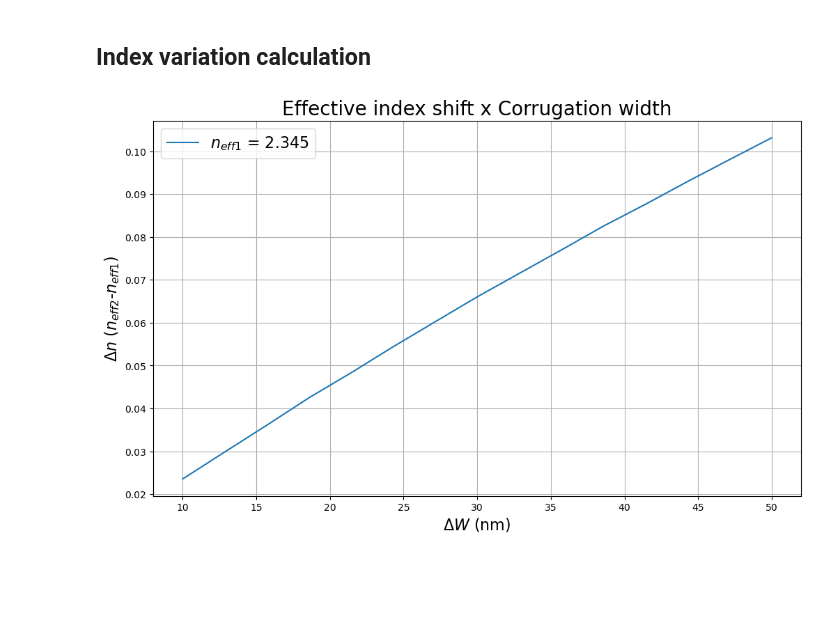
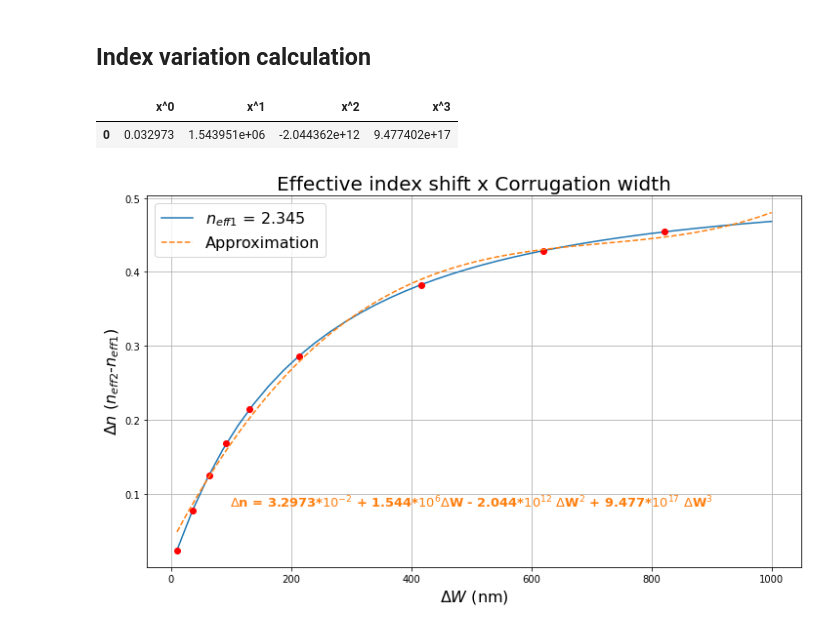
Before and after one commit to CaioRodrigues200/Photonics-training, a Jupyter notebook: Projects/Bragg Grating/SimulationFiles/MODE_Analysis.ipynb, the cells around one changed output. Cells and saved outputs as stored; diff of their text form; code cells hidden in the pictures; blank space fills up the shorter version.

Commit message:
Bragg Fiber Grating - Update 4.4

```diff
--- a/Projects/Bragg Grating/SimulationFiles/MODE_Analysis.ipynb
+++ b/Projects/Bragg Grating/SimulationFiles/MODE_Analysis.ipynb
@@ -9,6 +9,9 @@ import pickle as plk
 from IPython.display import display, Math
 from numpy.lib.scimath import sqrt as csqrt
 from scipy.signal import find_peaks
+from sklearn.pipeline import make_pipeline
+from sklearn.preprocessing import PolynomialFeatures
+from sklearn.linear_model import LinearRegression
 
 import os
 import imp
@@ -18,18 +21,18 @@ import importlib.util
 ###############################################################
 # LINUX PATH
 
-sys.path.append("/opt/lumerical/v221/api/python") #Default linux lumapi path
-import lumapi
-sys.path.append(os.path.dirname('/home/trainner/Documentos/Caio/GitReps/Photonics-training/Projects/Bragg Grating/SimulationFiles')) #Current directory
+# sys.path.append("/opt/lumerical/v221/api/python") #Default linux lumapi path
+# import lumapi
+# sys.path.append(os.path.dirname('/home/trainner/Documentos/Caio/GitReps/Photonics-training/Projects/Bragg Grating/SimulationFiles')) #Current directory
 
 ###############################################################
 # WINDOWS PATH
 
-# spec_win = importlib.util.spec_from_file_location('lumapi', 'C:\\Program Files\\Lumerical\\v202\\api\\python\\lumapi.py')
-# lumapi = importlib.util.module_from_spec(spec_win)
-# os.add_dll_directory("C:/Program Files/Lumerical/v202/api/python")
-# sys.path.append(os.path.dirname('C:/Users/Caio/Documents/GitHub/Photonics-training/Projects/Bragg Grating/SimulationFiles/'))
-# spec_win.loader.exec_module(lumapi)
+spec_win = importlib.util.spec_from_file_location('lumapi', 'C:\\Program Files\\Lumerical\\v202\\api\\python\\lumapi.py')
+lumapi = importlib.util.module_from_spec(spec_win)
+os.add_dll_directory("C:/Program Files/Lumerical/v202/api/python")
+sys.path.append(os.path.dirname('C:/Users/Caio/Documents/GitHub/Photonics-training/Projects/Bragg Grating/SimulationFiles/'))
+spec_win.loader.exec_module(lumapi)
 # %%
 bragg = lumapi.MODE(filename='BRAGGProject.lms',hide=False)
 # %% [markdown]
@@ -78,52 +81,94 @@ GlassH = 1e-6 # SiO2 height
 # %% [markdown]
 ## Index variation calculation
 # %%
-points = 15                              # Number of points
-deltaW = np.linspace(10e-9,50e-9,points)  # Corrugation width matrix
+points = 40                                 # Number of points
+deltaW = np.linspace(10e-9,1000e-9,points)  # Corrugation width matrix
 
 bragg.switchtolayout()
 bragg.deleteall()
 
 # Substract insert
-RectInsert(0, 5e-6, 0, GlassH*2, -(SilW+GlassH)/2, GlassH, "SiO2 (Glass) - Palik", bragg)
+RectInsert(0, 5e-6, 0, SilH*2.5, -(SilW+GlassH)/2, GlassH, "SiO2 (Glass) - Palik", bragg)
 bragg.set("name", "Substract")
 
 bragg.addfde()
 bragg.setanalysis("wavelength", 1500e-9)
 bragg.setanalysis("number of trial modes",2)
 bragg.set("solver type", "2D X normal")
-bragg.set({"x":0, "y":0, "z":0, "y span":1e-6, "z span":1e-6,
+bragg.set({"x":0, "y":0, "z":0, "y span":SilH*2, "z span":1e-6,
            "mesh cells y":200, "mesh cells z":200,
            "y min bc":"PML", "y max bc":"PML", "z min bc":"PML", "z max bc":"PML"})
 
 # Waveguide insert
 RectInsert(0, 5e-6, 0, SilH, 0, SilW, "Si (Silicon) - Palik", bragg)
 bragg.set("name", "Waveguide")
 
 # Mesh insert
 bragg.addmesh()
 bragg.set({"x":0, "x span":5e-6, "y":0, "y span":SilH*1.5, "z":0, "z span":SilW*1.5})
 
 bragg.findmodes()
 neff1 = np.real(bragg.getdata("FDE::data::mode1","neff"))
 
 neff2 = np.zeros(points)
 
 for i in range(points):
     bragg.switchtolayout()
     bragg.select("Waveguide")
     bragg.set("y span",SilH+deltaW[i])
     bragg.select("mesh")
     bragg.set("y span",(SilH+deltaW[i])*1.5)
+    bragg.select("Substract")
+    bragg.set("y span",(SilH+deltaW[i])*2.5)
+    bragg.select("FDE")
+    bragg.set("y span",(SilH+deltaW[i])*2)
     bragg.findmodes()
     neff2[i] = np.real(bragg.getdata("FDE::data::mode1","neff"))
 
 plt.figure(figsize=(12, 7))
 plt.title("Effective index shift x Corrugation width", fontsize=20)
 plt.plot(deltaW*1e9,neff2 - neff1[0][0],label=r"$n_{eff1}$ = "+"{:.3f}".format(neff1[0][0]))
 plt.xlabel(r'$\Delta W$ (nm)', fontsize=16)
 plt.ylabel(r'$\Delta n$ ($n_{eff2}$-$n_{eff1}$)', fontsize=16)
+
+plt.plot(35.45, 0.0765 ,'o',color='r')
+plt.plot(63.1, 0.125 ,'o',color='r')
+plt.plot(92.06, 0.168 ,'o',color='r')
+plt.plot(130.69, 0.214 ,'o',color='r')
+plt.text(500, 0.1, r'$\Delta$n = 3.2973*$10^{-2}$ + 1.544*$10^{6}$$\Delta$W - 2.044*$10^{12}$ $\Delta$W$^{2}$ + 9.477*$10^{17}$ $\Delta$W$^{3}$'
+, color='tab:orange', weight='black', fontsize =13, horizontalalignment='center', verticalalignment='top')
+
+
+# Polinomial regression
+
+delw = np.linspace(10e-9,1000e-9,500)
+xpoints = deltaW                        # Training x points
+ypoints = neff2 - neff1[0][0]           # Training y points
+
+spacement = 8
+for i in range(int(len(xpoints)/spacement)):
+    plt.plot(xpoints[spacement*i]*1e9, ypoints[spacement*i],'o',color='r')
+
+poly = PolynomialFeatures(degree=3, include_bias=False)
+poly_features = poly.fit_transform(xpoints.reshape(-1, 1))
+poly_reg_model = LinearRegression()
+poly_reg_model.fit(poly_features, ypoints)               # Making the model
+
+deln = poly_reg_model.intercept_ + poly_reg_model.coef_[0]*delw + poly_reg_model.coef_[1]*delw**2 + poly_reg_model.coef_[2]*delw**3
+plt.plot(delw*1e9,deln, linestyle='--', label='Approximation',color='tab:orange')
+
 plt.legend(fontsize=16)
 plt.grid()
+
+coefs = {}
+
+coefs['x^0'] = [poly_reg_model.intercept_]
+for i in range(len(poly_reg_model.coef_)):
+    coefs['x^' + str(i+1)] = [poly_reg_model.coef_[i]]
+
+data = pd.DataFrame(coefs)
+data
 # %% [output]
+|  | x^0 | x^1 | x^2 | x^3 |
+| 0 | 0.032973 | 1.543951e+06 | -2.044362e+12 | 9.477402e+17 |
-[figure, old version]
+[figure, new version]
```
Also changed, not shown: parts of 1 cell of this notebook, 7 other files.
